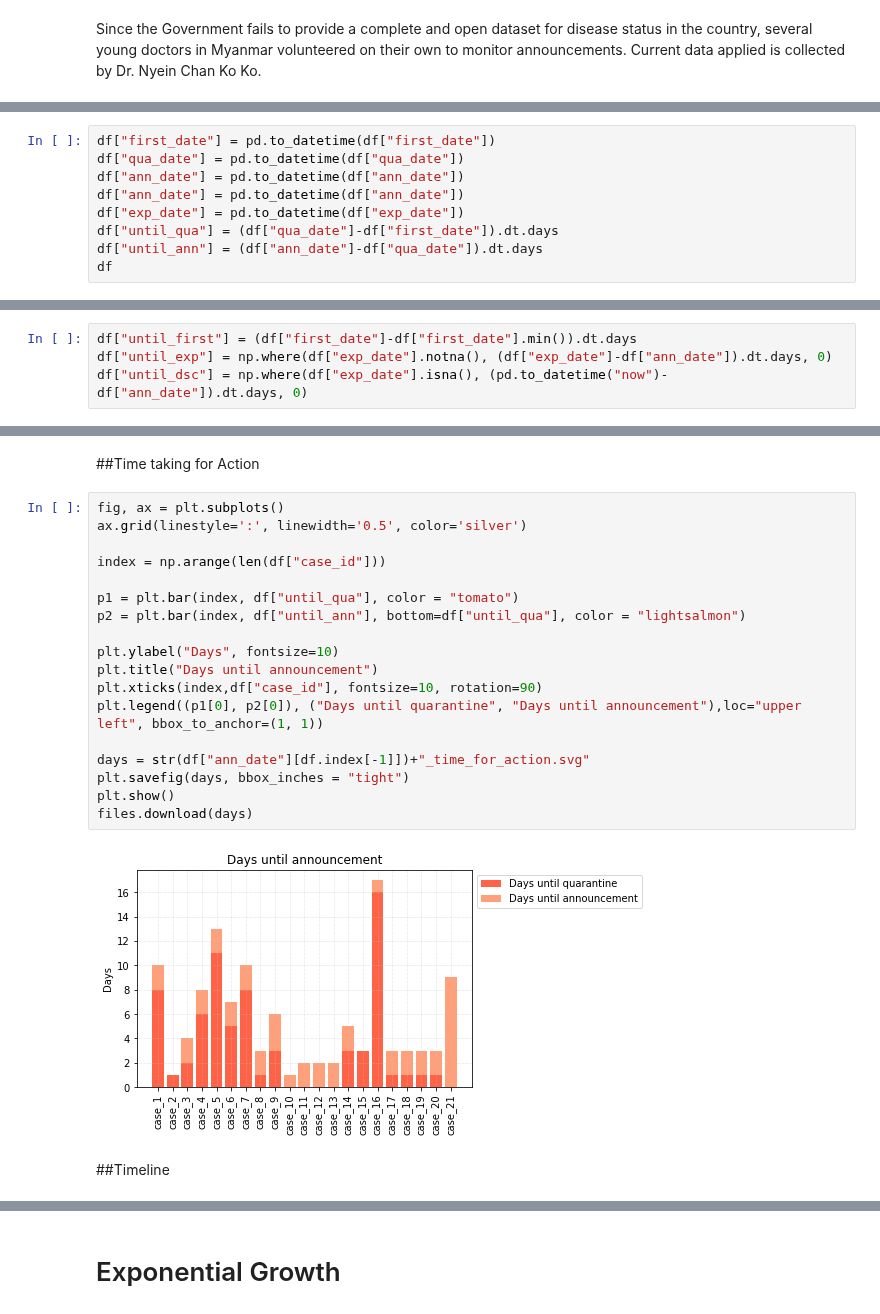
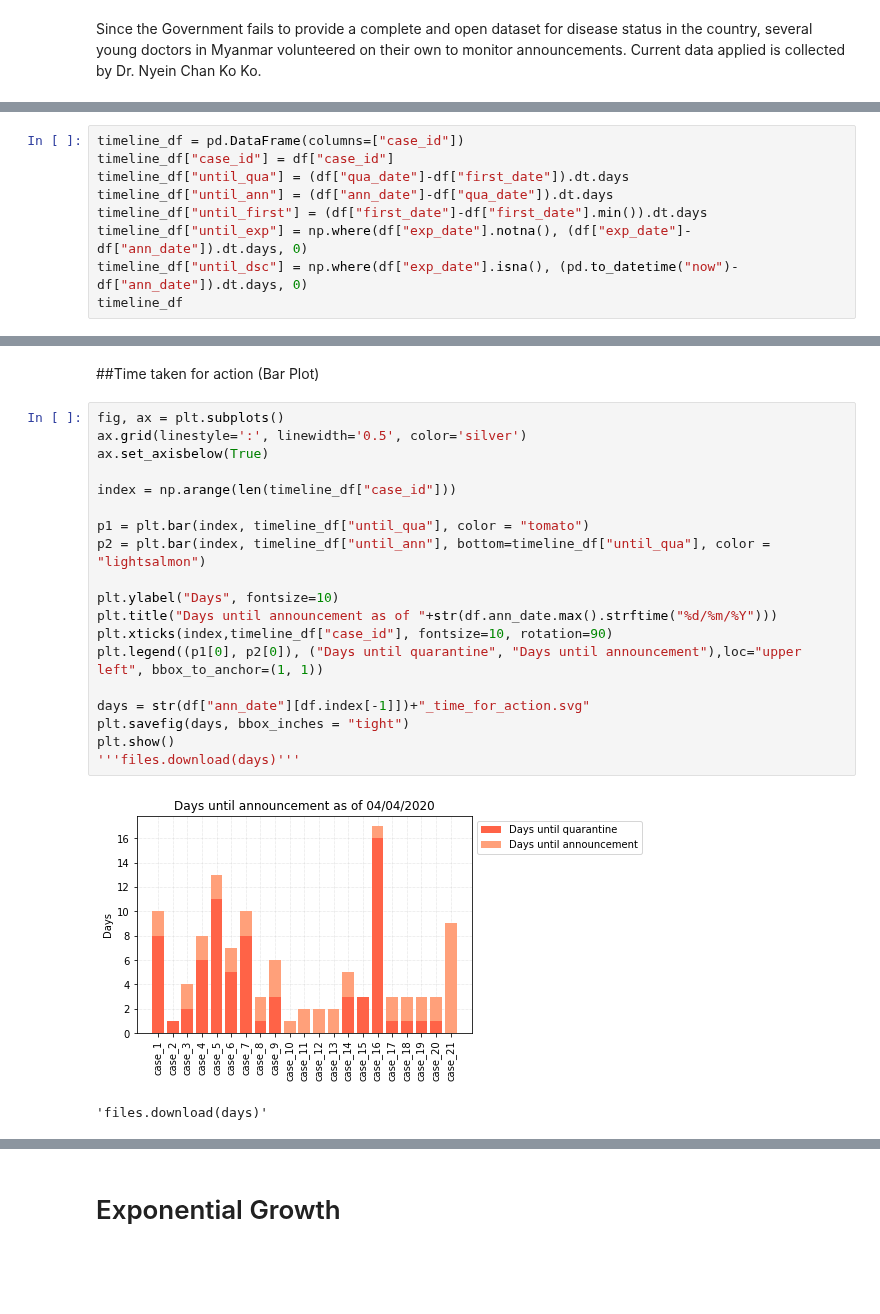
Before and after one commit to finerbrighterlighter/myanmar_covid19, a Jupyter notebook: exponential_growth.ipynb, the cells around one changed output, grey strips where cells are left out. Cells and saved outputs as stored; diff of their text form; blank space fills up the shorter version.

```diff
--- a/exponential_growth.ipynb
+++ b/exponential_growth.ipynb
@@ -44,9 +221,0 @@ df
-# %%
-df["first_date"] = pd.to_datetime(df["first_date"])
-df["qua_date"] = pd.to_datetime(df["qua_date"])
-df["ann_date"] = pd.to_datetime(df["ann_date"])
-df["ann_date"] = pd.to_datetime(df["ann_date"])
-df["exp_date"] = pd.to_datetime(df["exp_date"])
-df["until_qua"] = (df["qua_date"]-df["first_date"]).dt.days
-df["until_ann"] = (df["ann_date"]-df["qua_date"]).dt.days
-df
@@ -71,4 +222,9 @@ df
 # %%
-df["until_first"] = (df["first_date"]-df["first_date"].min()).dt.days
-df["until_exp"] = np.where(df["exp_date"].notna(), (df["exp_date"]-df["ann_date"]).dt.days, 0)
-df["until_dsc"] = np.where(df["exp_date"].isna(), (pd.to_datetime("now")-df["ann_date"]).dt.days, 0)
+timeline_df = pd.DataFrame(columns=["case_id"])
+timeline_df["case_id"] = df["case_id"]
+timeline_df["until_qua"] = (df["qua_date"]-df["first_date"]).dt.days
+timeline_df["until_ann"] = (df["ann_date"]-df["qua_date"]).dt.days
+timeline_df["until_first"] = (df["first_date"]-df["first_date"].min()).dt.days
+timeline_df["until_exp"] = np.where(df["exp_date"].notna(), (df["exp_date"]-df["ann_date"]).dt.days, 0)
+timeline_df["until_dsc"] = np.where(df["exp_date"].isna(), (pd.to_datetime("now")-df["ann_date"]).dt.days, 0)
+timeline_df
@@ -81,24 +278,24 @@ df["until_dsc"] = np.where(df["exp_date"].isna(), (pd.to_datetime("now")-df["ann
 # %% [markdown]
-##Time taking for Action
+##Time taken for action (Bar Plot)
 # %%
 fig, ax = plt.subplots()
 ax.grid(linestyle=':', linewidth='0.5', color='silver')
+ax.set_axisbelow(True)
 
-index = np.arange(len(df["case_id"]))
+index = np.arange(len(timeline_df["case_id"]))
 
-p1 = plt.bar(index, df["until_qua"], color = "tomato")
-p2 = plt.bar(index, df["until_ann"], bottom=df["until_qua"], color = "lightsalmon")
+p1 = plt.bar(index, timeline_df["until_qua"], color = "tomato")
+p2 = plt.bar(index, timeline_df["until_ann"], bottom=timeline_df["until_qua"], color = "lightsalmon")
 
 plt.ylabel("Days", fontsize=10)
-plt.title("Days until announcement")
-plt.xticks(index,df["case_id"], fontsize=10, rotation=90)
+plt.title("Days until announcement as of "+str(df.ann_date.max().strftime("%d/%m/%Y")))
+plt.xticks(index,timeline_df["case_id"], fontsize=10, rotation=90)
 plt.legend((p1[0], p2[0]), ("Days until quarantine", "Days until announcement"),loc="upper left", bbox_to_anchor=(1, 1))
 
 days = str(df["ann_date"][df.index[-1]])+"_time_for_action.svg"
 plt.savefig(days, bbox_inches = "tight")
 plt.show()
-files.download(days)
+'''files.download(days)'''
 # %% [output]
-[figure, old version]
+[figure, new version]
+'files.download(days)'
-# %% [markdown]
-##Timeline
```
Also changed, not shown: parts of 28 cells of this notebook.
